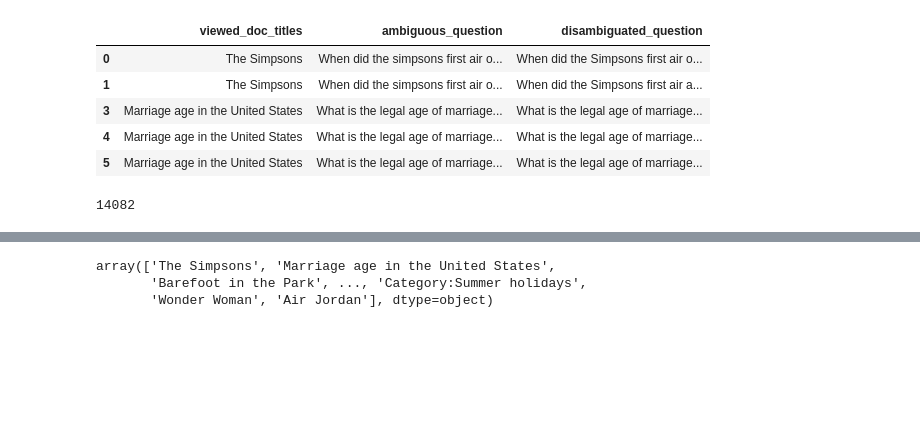
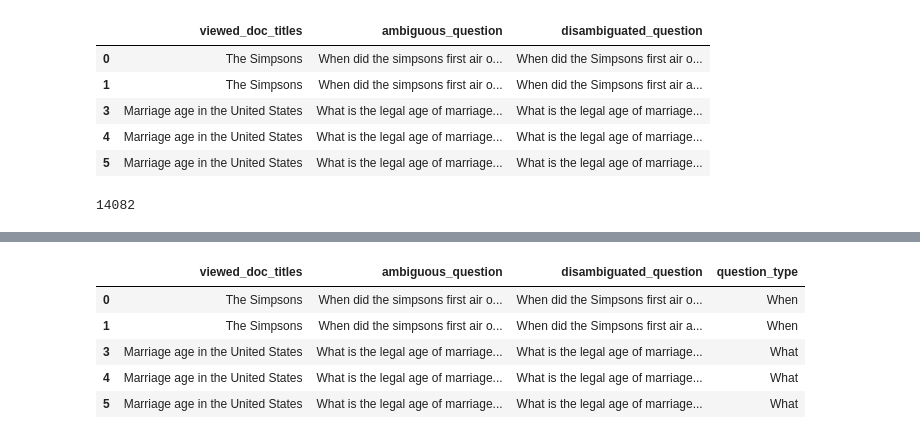
Before and after one commit to tmsavage/LGEN_Ambiguous_Queries, a Jupyter notebook: data_processing/Reformat_Data_LARGE.ipynb, the cells around one changed output, grey strips where cells are left out. Saved outputs shown, nothing was run; the diff lists cells and outputs as text; code cells hidden in the pictures; blank space fills up the shorter version.

```diff
--- a/data_processing/Reformat_Data_LARGE.ipynb
+++ b/data_processing/Reformat_Data_LARGE.ipynb
@@ -128,5 +134,22 @@ There are 4749 topics.
 # %%
+def catgorize_question_type(df):
+    # df['question_type'] = df['ambiguous_question'].str.split().str[0]
+    # return df
+
+    standard_types = ['Who', 'What', 'Where', 'When', 'How']
+
+    # Extract the first word and categorize
+    df['question_type'] = df['ambiguous_question'].str.split().str[0]
+    df['question_type'] = df['question_type'].apply(lambda x: x if x in standard_types else 'Other')
+
+    return df
+
+results_df = catgorize_question_type(ambiguous_train_LARGE_cleaned_df)
+results_df.head()
 # %% [output]
-array(['The Simpsons', 'Marriage age in the United States',
-       'Barefoot in the Park', ..., 'Category:Summer holidays',
-       'Wonder Woman', 'Air Jordan'], dtype=object)
+|  | viewed_doc_titles | ambiguous_question | disambiguated_question | question_type |
+| 0 | The Simpsons | When did the simpsons first air o... | When did the Simpsons first air o... | When |
+| 1 | The Simpsons | When did the simpsons first air o... | When did the Simpsons first air a... | When |
+| 3 | Marriage age in the United States | What is the legal age of marriage... | What is the legal age of marriage... | What |
+| 4 | Marriage age in the United States | What is the legal age of marriage... | What is the legal age of marriage... | What |
+| 5 | Marriage age in the United States | What is the legal age of marriage... | What is the legal age of marriage... | What |
```
Also changed, not shown: parts of 13 cells of this notebook.
